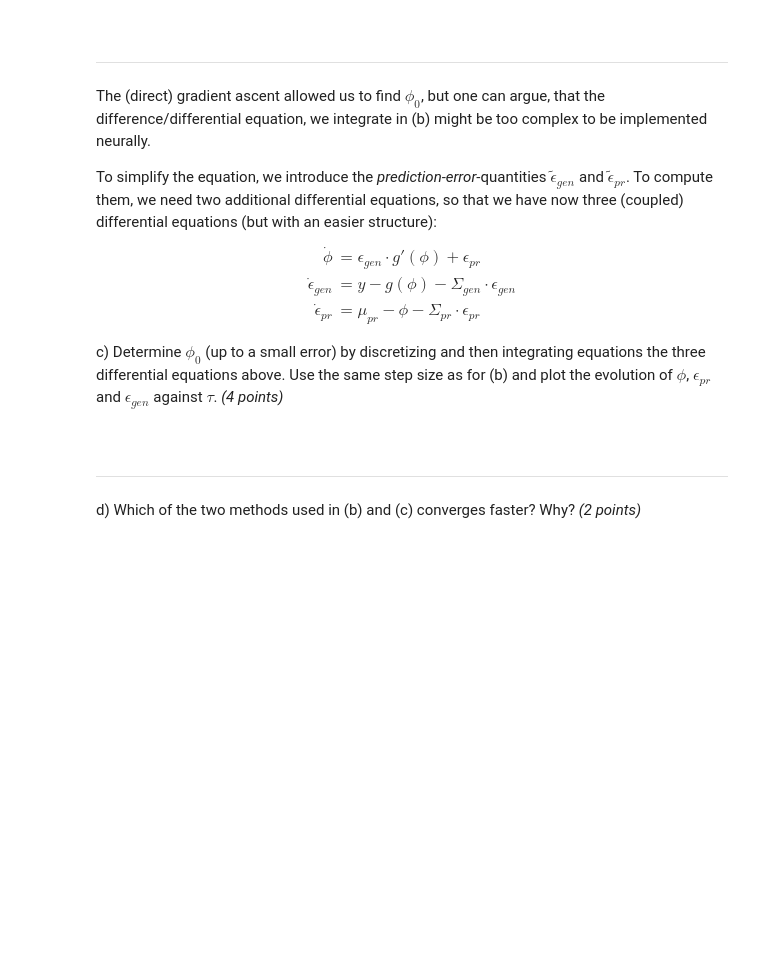
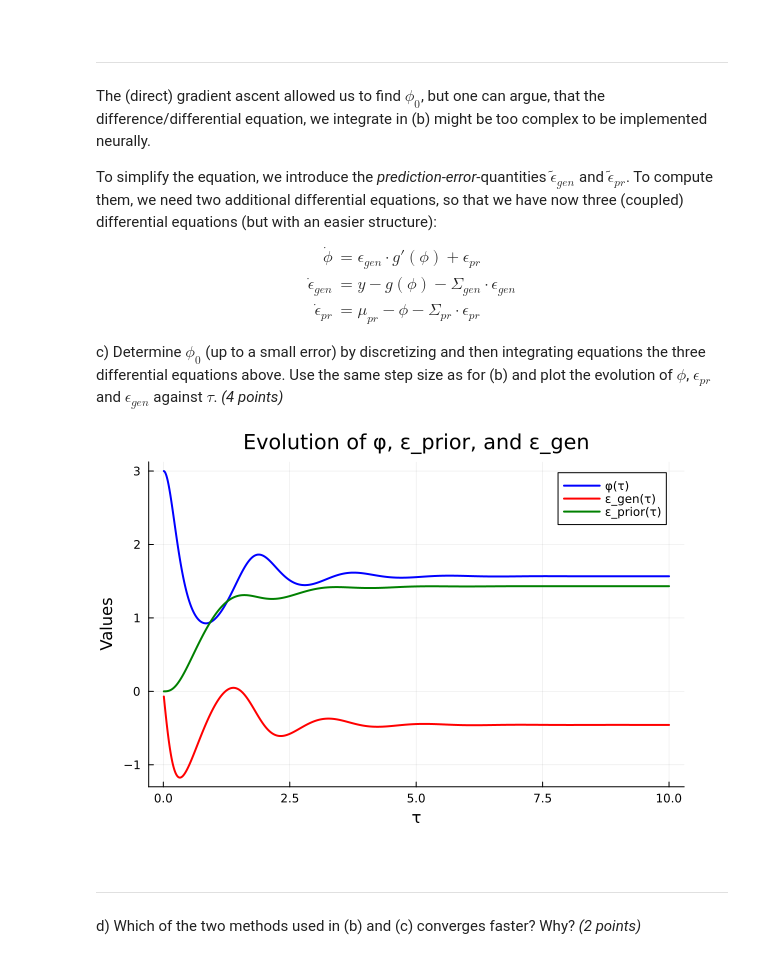
Before and after one commit to MagisV/Translational_Neuromodeling_Exercise_1, a Jupyter notebook: ex-02/Exercise2.ipynb, the cells around one changed output. Drawn from its saved outputs; the diff is of its cells as text; code cells hidden in the pictures; blank space fills up the shorter version.

```diff
--- a/ex-02/Exercise2.ipynb
+++ b/ex-02/Exercise2.ipynb
@@ -115,7 +175,41 @@ To simplify the equation, we introduce the *prediction-error*-quantities $\tilde
 
 c) Determine $\phi_0$ (up to a small error) by discretizing and then integrating equations the three differential equations above. Use the same step size as for (b) and plot the evolution of $\phi$, $\epsilon_{pr}$ and $\epsilon_{gen}$ against $\tau$.  *(4 points)*
 # %%
-# insert your solution here ...
+# define variables
+phi = mean_prior
+eps_prior = 0.0
+eps_gen = 0.0
+
+# store values for plotting
+tau_vals = Float64[]
+phi_vals = Float64[]
+eps_prior_vals = Float64[]
+eps_gen_vals = Float64[]
+
+# discretized integration loop
+for i in 1:num_steps
+    # compute updates using Euler's method
+    phi += step_size * (eps_gen * (2 * phi) + eps_prior)
+    eps_gen += step_size * (y - phi^2 - var_gen * eps_gen)
+    eps_prior += step_size * (mean_prior - phi - var_prior * eps_prior)
+
+    # store values for plotting
+    push!(tau_vals, i * step_size)
+    push!(phi_vals, phi)
+    push!(eps_prior_vals, eps_prior)
+    push!(eps_gen_vals, eps_gen)
+
+end
+
+# plot evolution of φ, ε_gen, and ε_pr
+plot(tau_vals, phi_vals, label="φ(τ)", linewidth=2, color=:blue)
+plot!(tau_vals, eps_gen_vals, label="ε_gen(τ)", linewidth=2, color=:red)
+plot!(tau_vals, eps_prior_vals, label="ε_prior(τ)", linewidth=2, color=:green)
+xlabel!("τ")
+ylabel!("Values")
+title!("Evolution of φ, ε_prior, and ε_gen")
+# %% [output]
+[figure, added]
 # %% [markdown]
 &nbsp;
 ___
```
Also changed, not shown: parts of 5 cells of this notebook, 1 other file.
